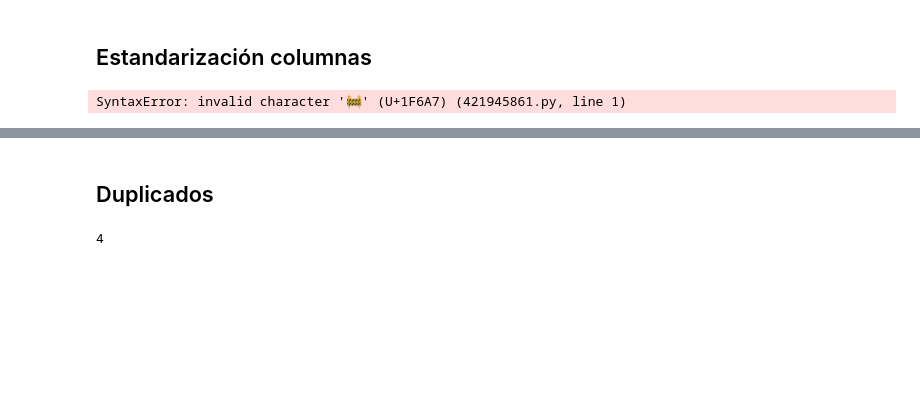
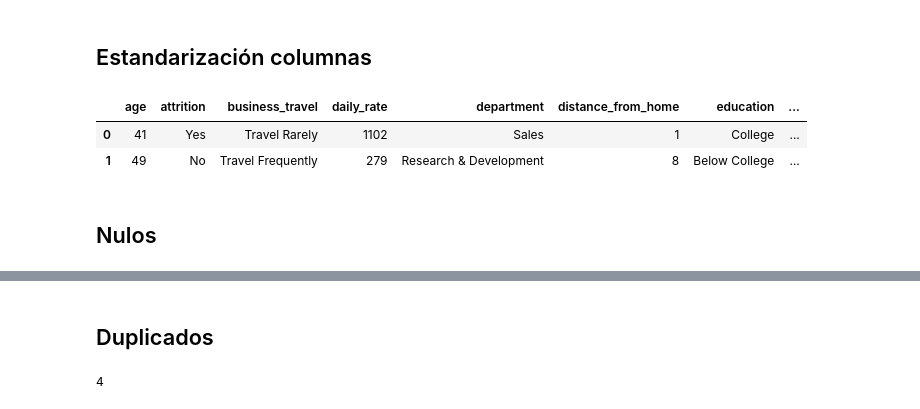
Before and after one commit to PatriciaAnaya/project-da-promo-59-modulo-3-team-3, a Jupyter notebook: optimizacion-de-talento.ipynb, the cells around one changed output, grey strips where cells are left out. Saved outputs shown, nothing was run; the diff lists cells and outputs as text; code cells hidden in the pictures; blank space fills up the shorter version.

```diff
--- a/optimizacion-de-talento.ipynb
+++ b/optimizacion-de-talento.ipynb
@@ -156,6 +158,12 @@ for fi in df_hr["WorkLifeBalance"]:
         }
         df_hr["WorkLifeBalance"] = df_hr["WorkLifeBalance"].replace(niveles)
 # %%
-🚧🚧🚧🚧🚧
+for fi in df_hr["Education"]:
+        niveles = {
+              1: "Below College",
+              2: "College",
+              3: "Bachelor",
+              4: "Master",
+              5: "Doctor"
+        }
+        df_hr["Education"] = df_hr["Education"].replace(niveles)
-# %% [output]
-SyntaxError: invalid character '🚧' (U+1F6A7) (421945861.py, line 1)
@@ -161,0 +179,6 @@ SyntaxError: invalid character '🚧' (U+1F6A7) (421945861.py, line 1)
+# %%
+df_hr.head(2)
+# %% [output]
+|  | age | attrition | business_travel | daily_rate | department | distance_from_home | education | ... |
+| 0 | 41 | Yes | Travel Rarely | 1102 | Sales | 1 | College | ... |
+| 1 | 49 | No | Travel Frequently | 279 | Research & Development | 8 | Below College | ... |
@@ -161,0 +212,2 @@ SyntaxError: invalid character '🚧' (U+1F6A7) (421945861.py, line 1)
+# %% [markdown]
+## Nulos
```
Also changed, not shown: parts of 11 cells of this notebook.
